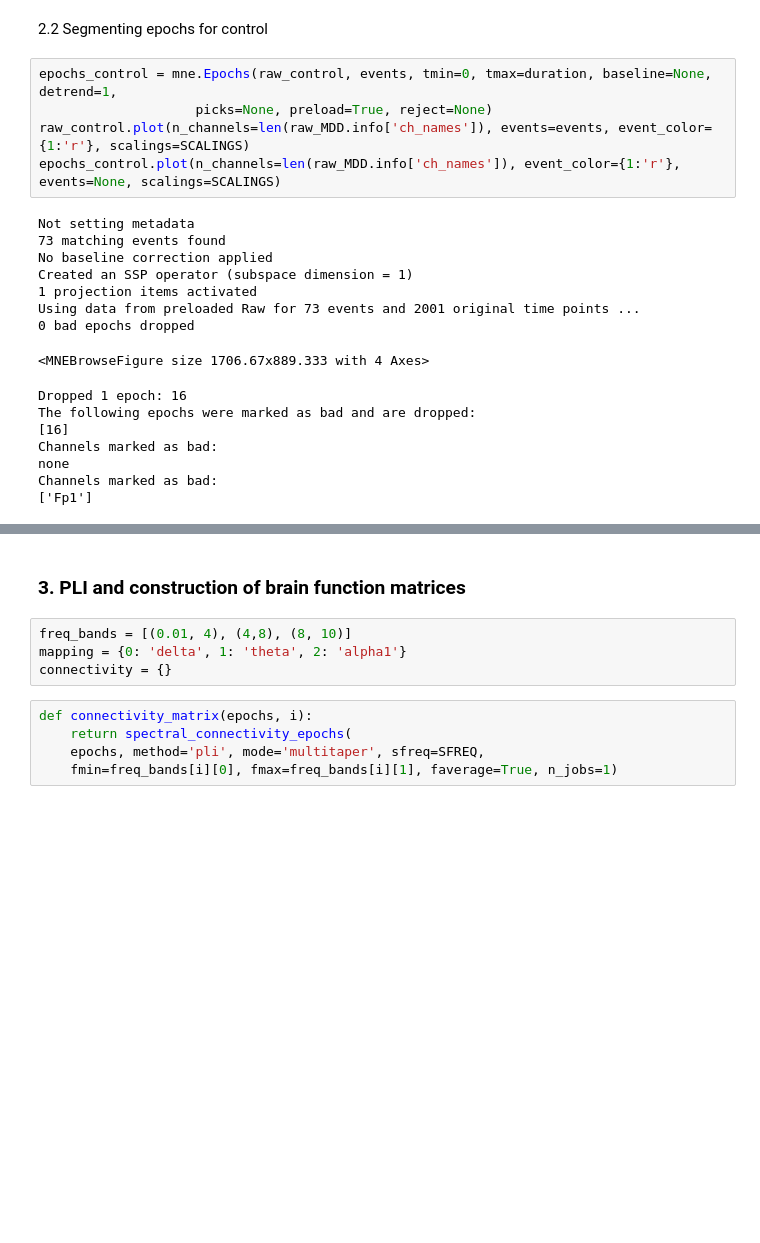
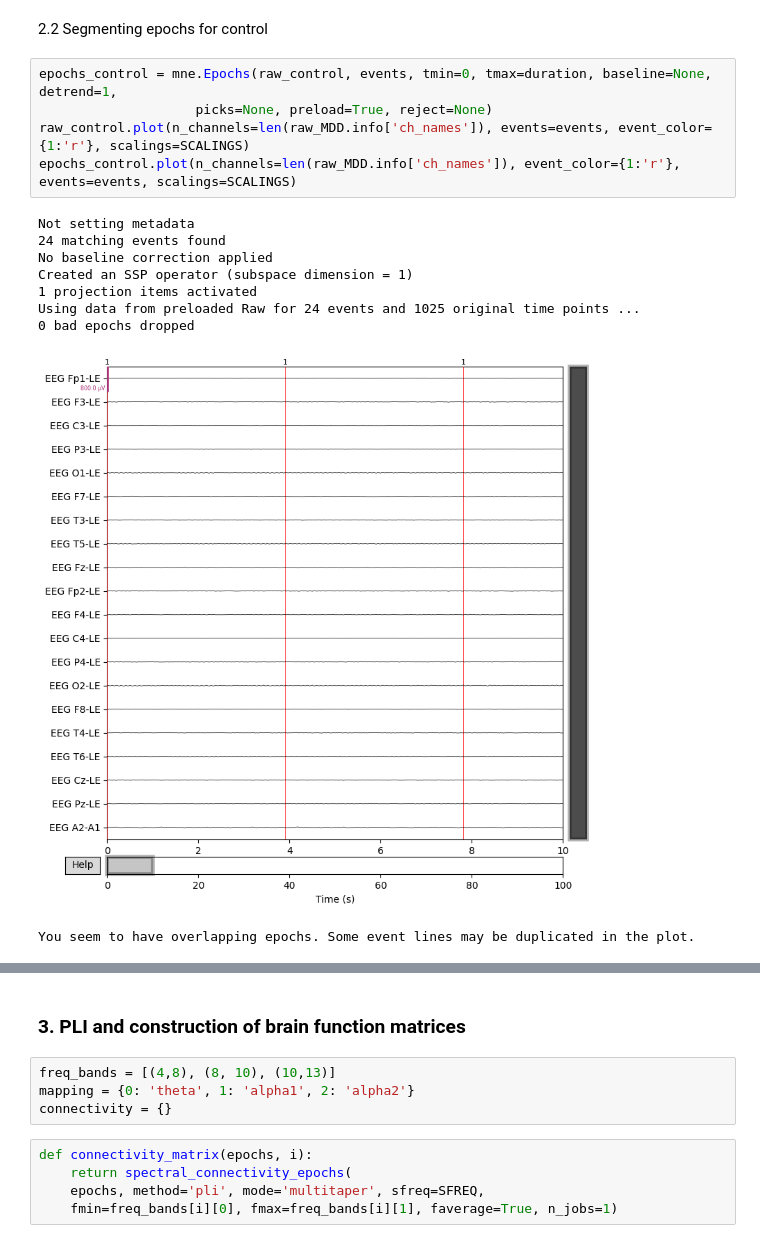
Before and after one commit to vishwanisingh/Depression-tDCS-Analysis, a Jupyter notebook: functional_connectivity.ipynb, the cells around one changed output, grey strips where cells are left out. Cells and saved outputs as stored; diff of their text form; blank space fills up the shorter version.

```diff
--- a/functional_connectivity.ipynb
+++ b/functional_connectivity.ipynb
@@ -213,21 +599,15 @@ none
 # %%
 epochs_control = mne.Epochs(raw_control, events, tmin=0, tmax=duration, baseline=None, detrend=1,
                     picks=None, preload=True, reject=None)
 raw_control.plot(n_channels=len(raw_MDD.info['ch_names']), events=events, event_color={1:'r'}, scalings=SCALINGS)
-epochs_control.plot(n_channels=len(raw_MDD.info['ch_names']), event_color={1:'r'}, events=None, scalings=SCALINGS)
+epochs_control.plot(n_channels=len(raw_MDD.info['ch_names']), event_color={1:'r'}, events=events, scalings=SCALINGS)
 # %% [output]
 Not setting metadata
-73 matching events found
+24 matching events found
 No baseline correction applied
 Created an SSP operator (subspace dimension = 1)
 1 projection items activated
-Using data from preloaded Raw for 73 events and 2001 original time points ...
+Using data from preloaded Raw for 24 events and 1025 original time points ...
 0 bad epochs dropped
+[figure, added]
-<MNEBrowseFigure size 1706.67x889.333 with 4 Axes>
+You seem to have overlapping epochs. Some event lines may be duplicated in the plot.
-Dropped 1 epoch: 16
-The following epochs were marked as bad and are dropped:
-[16]
-Channels marked as bad:
-none
-Channels marked as bad:
-['Fp1']
@@ -234,8 +616,8 @@ Channels marked as bad:
 # %% [markdown]
 ### 3. PLI and construction of brain function matrices
 # %%
-freq_bands = [(0.01, 4), (4,8), (8, 10)]
-mapping = {0: 'delta', 1: 'theta', 2: 'alpha1'}
+freq_bands = [(4,8), (8, 10), (10,13)]
+mapping = {0: 'theta', 1: 'alpha1', 2: 'alpha2'}
 connectivity = {}
 # %%
 def connectivity_matrix(epochs, i):
```
Also changed, not shown: parts of 49 cells of this notebook.
